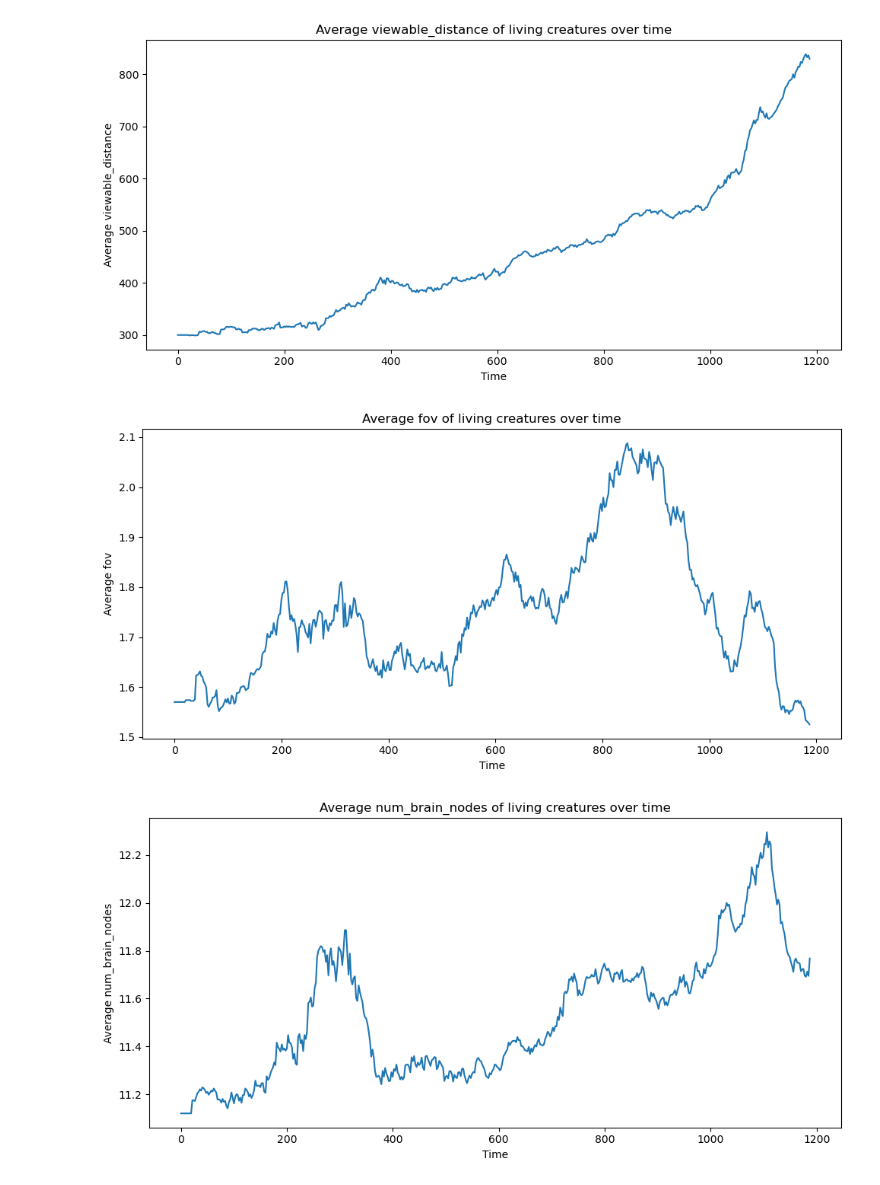
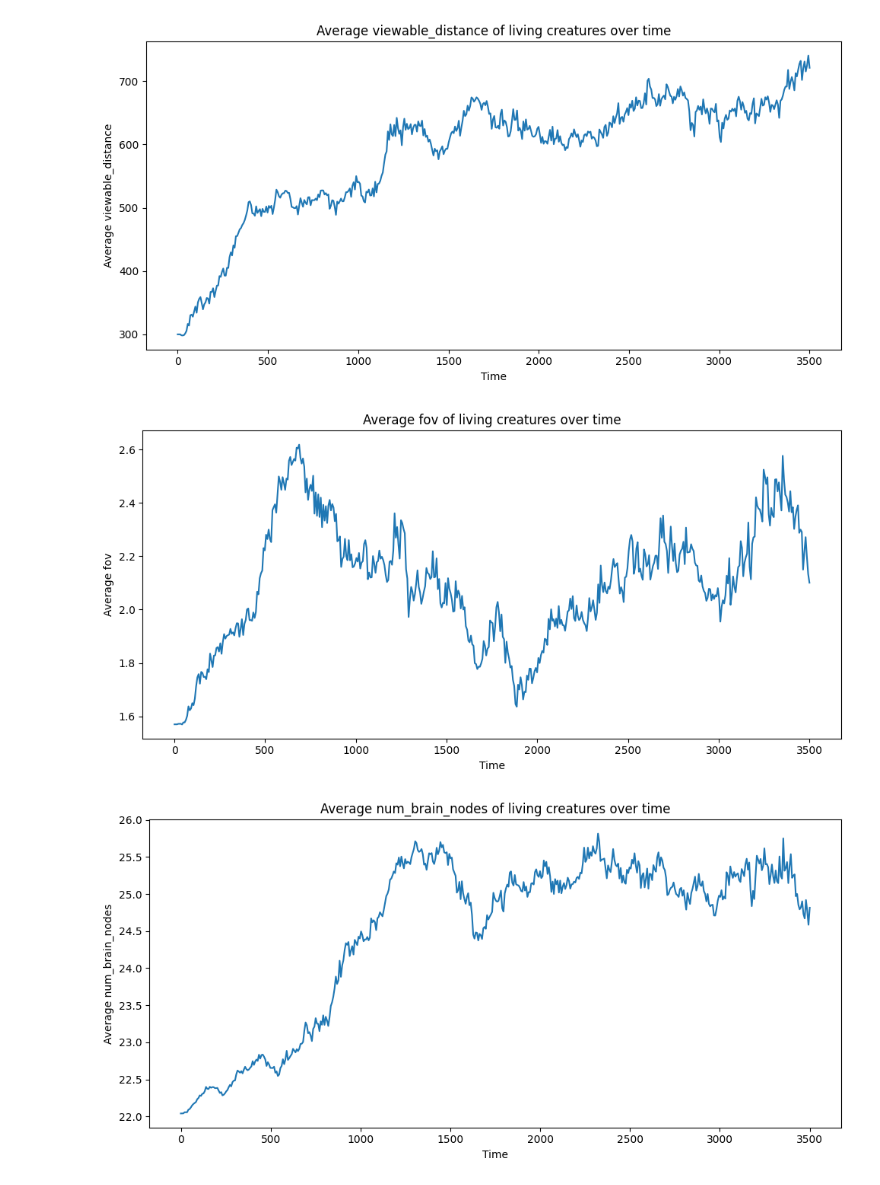
Before and after one commit to logancostello/480EvolutionSimulation, a Jupyter notebook: analytics/analytics.ipynb, the cells around one changed output. Cells and saved outputs as stored; diff of their text form; code cells hidden in the pictures.

```diff
--- a/analytics/analytics.ipynb
+++ b/analytics/analytics.ipynb
@@ -3,8 +3,9 @@ import pandas as pd
 import numpy as np
 import matplotlib.pyplot as plt
 # %%
-creatures = pd.read_csv("../data/creatures.csv")
-timestamp = pd.read_csv("../data/real_time_stats.csv")
+collisions = pd.read_csv("/Users/ainsleyforster/Documents/25-26/CSC 480/Forest/collisionsFTrue_D0.2_LFalse___400__739.csv")
+creatures = pd.read_csv("/Users/ainsleyforster/Documents/25-26/CSC 480/Forest/creaturesFTrue_D0.0_LTrue___400__739.csv")
+timestamp = pd.read_csv("/Users/ainsleyforster/Documents/25-26/CSC 480/Forest/real_time_statsFTrue_D0.0_LTrue___400__739.csv")
 # %%
 creatures.tail()
 # %% [output]
@@ -19,7 +20,7 @@ features = ["radius", "max_speed", "viewable_distance", "fov", "num_brain_nodes"
 for feature in features:
     # Create a time range spanning all births and deaths
     t_min = creatures["birth_time"].min()
-    t_max = creatures["death_time"].max()
+    t_max = 3500
     timesteps = np.linspace(t_min, t_max, 500)
 
     # For each timestep, find creatures alive and compute average
@@ -41,3 +42,3 @@ for feature in features:
-[figure, old version]
+[figure, new version]
-[figure, old version]
+[figure, new version]
-[figure, old version]
+[figure, new version]
```
Also changed, not shown: parts of 5 cells of this notebook.
